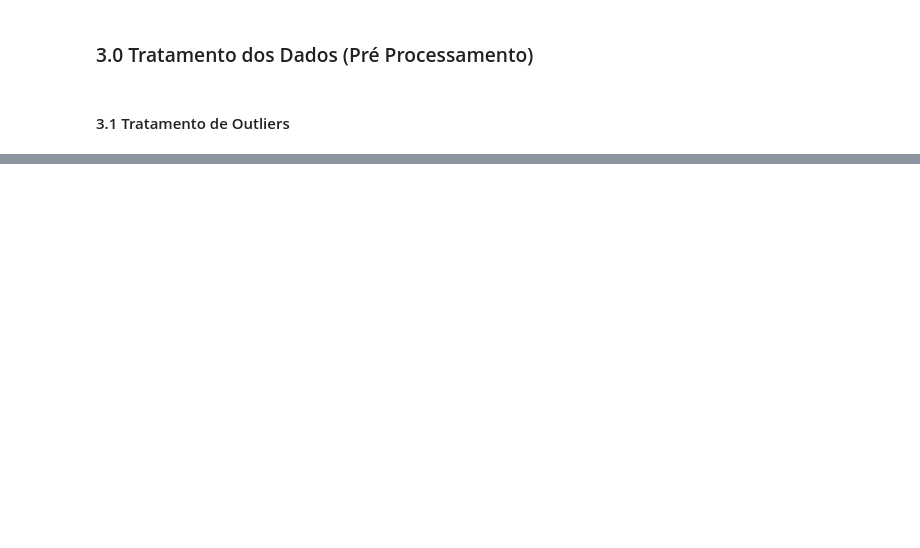
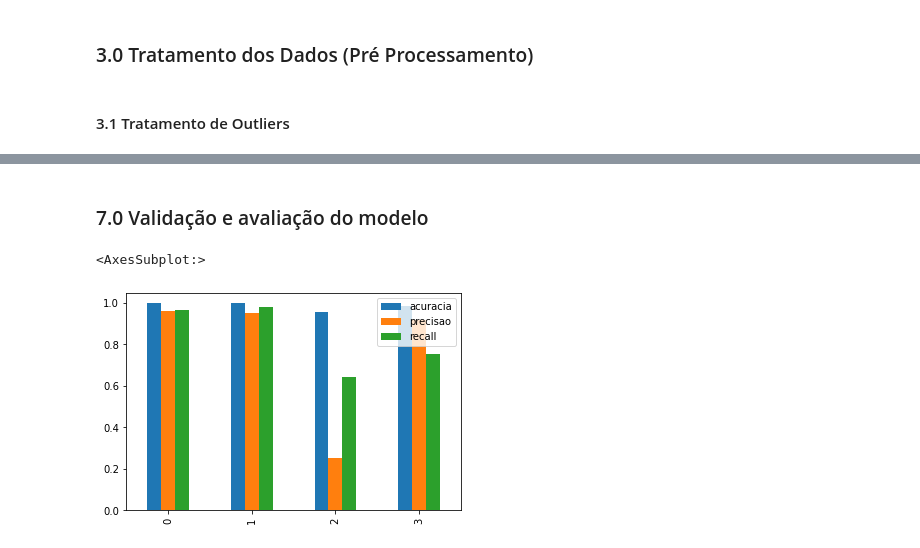
Before and after one commit to thehenke/fraud-detection-online-payments, a Jupyter notebook: notebooks/model.ipynb, the cells around one changed output, grey strips where cells are left out. Drawn from its saved outputs; the diff is of its cells as text; code cells hidden in the pictures; blank space fills up the shorter version.

```diff
--- a/notebooks/model.ipynb
+++ b/notebooks/model.ipynb
@@ -148,0 +248,3 @@ array([[<AxesSubplot:title={'center':'step'}>,
+# %%
+y_pred = rf.predict(X_test)
+print(metrics.classification_report(y_test, y_pred))
@@ -148,0 +276,24 @@ array([[<AxesSubplot:title={'center':'step'}>,
+# %%
+models = [
+    ("RF", RandomForestClassifier(random_state=42)),
+    ("DT", DecisionTreeClassifier()),
+    ("NaiveBayes", GaussianNB()),
+    ("LogisticRegression", LogisticRegression(max_iter=1000, random_state =0 ))
+]
+# %%
+%%time
+
+trained_models = []
+results = {'modelo': [], 'acuracia': [], 'precisao': [], 'recall': []}
+
+for name, model in models:
+    print('\n------------- ' + str(name)+ ' -------------')
+    model.fit(X_train, y_train)
+    y_pred = model.predict(X_test)
+
+    print(metrics.classification_report(y_test, y_pred))
+    trained_models.append((name, model, metrics.accuracy_score(y_test, y_pred)))
+    results['modelo'].append(name)
+    results['acuracia'].append(metrics.accuracy_score(y_test, y_pred))
+    results['precisao'].append(metrics.precision_score(y_test, y_pred))
+    results['recall'].append(metrics.recall_score(y_test, y_pred, average='macro'))
@@ -148,0 +318,2 @@ array([[<AxesSubplot:title={'center':'step'}>,
+# %%
+df_results = pd.DataFrame(data=results)
@@ -149,2 +326,9 @@ array([[<AxesSubplot:title={'center':'step'}>,
+# %% [markdown]
+### 7.0 Validação e avaliação do modelo
+# %%
+df_results.plot.bar()
+# %% [output]
+<AxesSubplot:>
+[figure, added]
 # %%
 ### 8.0 Exportação do modelo
```
Also changed, not shown: parts of 40 cells of this notebook, 1 other file.
